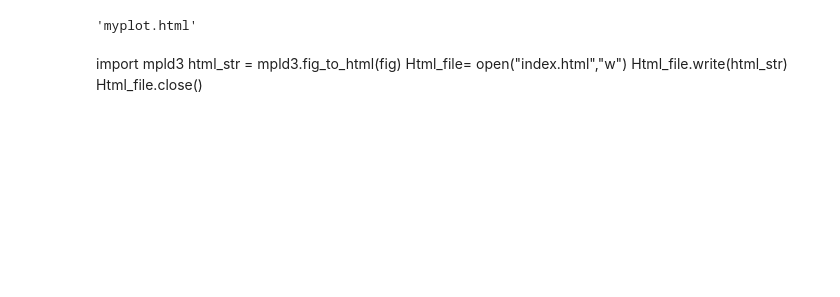
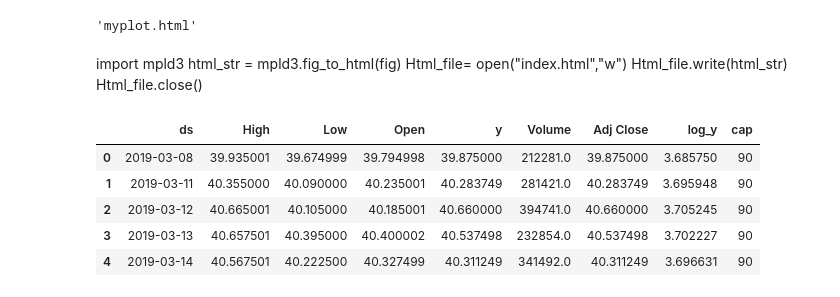
Before and after one commit to reejungkim/Time-Series-stock, a Jupyter notebook: forecasting stock price using fbprophet.ipynb, the cells around one changed output. Cells and saved outputs as stored; diff of their text form; code cells hidden in the pictures; blank space fills up the shorter version.

```diff
--- a/forecasting stock price using fbprophet.ipynb
+++ b/forecasting stock price using fbprophet.ipynb
@@ -307,3 +307,12 @@ html_str = mpld3.fig_to_html(fig)
 Html_file= open("index.html","w")
 Html_file.write(html_str)
 Html_file.close()
+# %%
+df.head()
+# %% [output]
+|  | ds | High | Low | Open | y | Volume | Adj Close | log_y | cap |
+| 0 | 2019-03-08 | 39.935001 | 39.674999 | 39.794998 | 39.875000 | 212281.0 | 39.875000 | 3.685750 | 90 |
+| 1 | 2019-03-11 | 40.355000 | 40.090000 | 40.235001 | 40.283749 | 281421.0 | 40.283749 | 3.695948 | 90 |
+| 2 | 2019-03-12 | 40.665001 | 40.105000 | 40.185001 | 40.660000 | 394741.0 | 40.660000 | 3.705245 | 90 |
+| 3 | 2019-03-13 | 40.657501 | 40.395000 | 40.400002 | 40.537498 | 232854.0 | 40.537498 | 3.702227 | 90 |
+| 4 | 2019-03-14 | 40.567501 | 40.222500 | 40.327499 | 40.311249 | 341492.0 | 40.311249 | 3.696631 | 90 |
```
Also changed, not shown: parts of 19 cells of this notebook.
